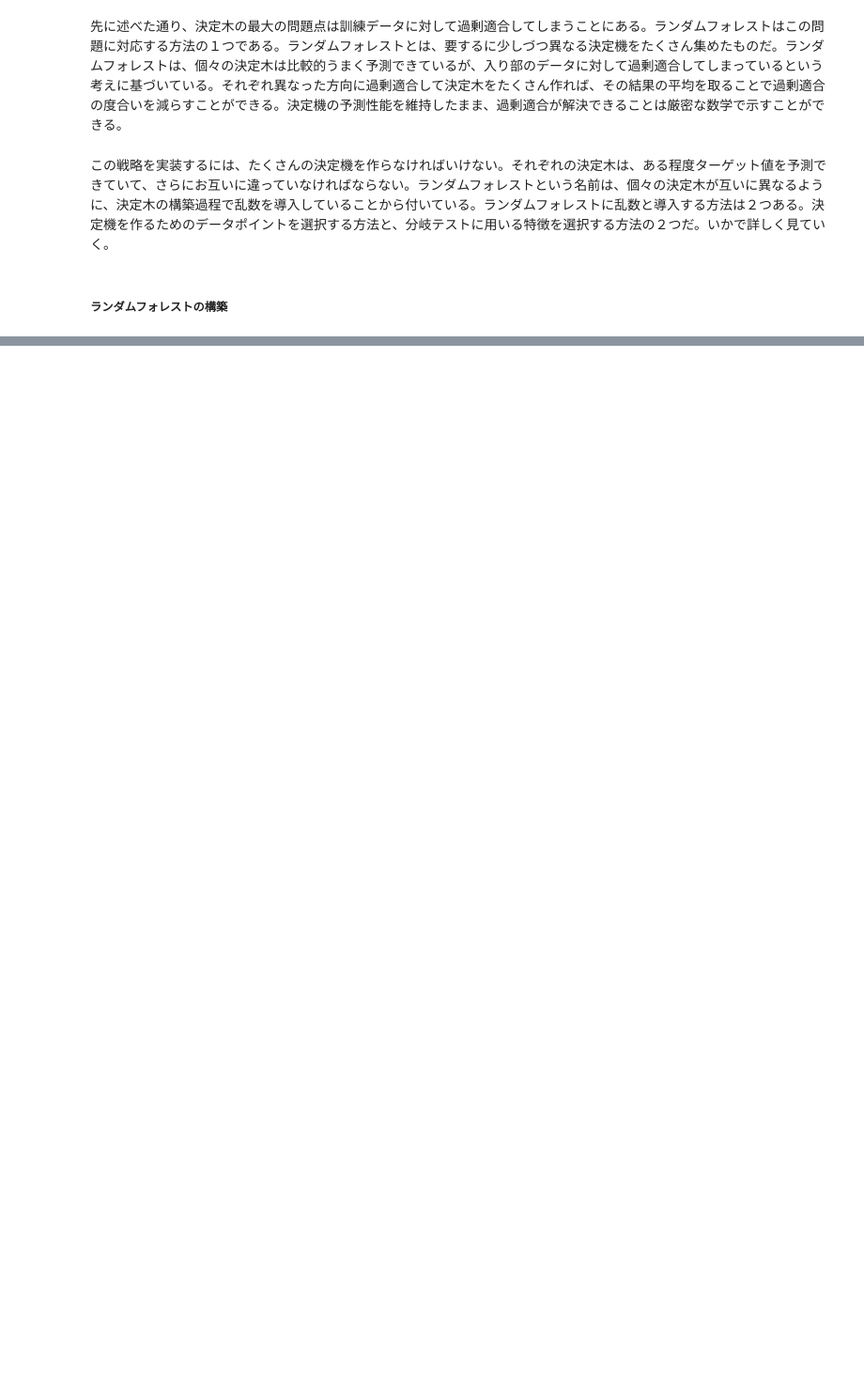
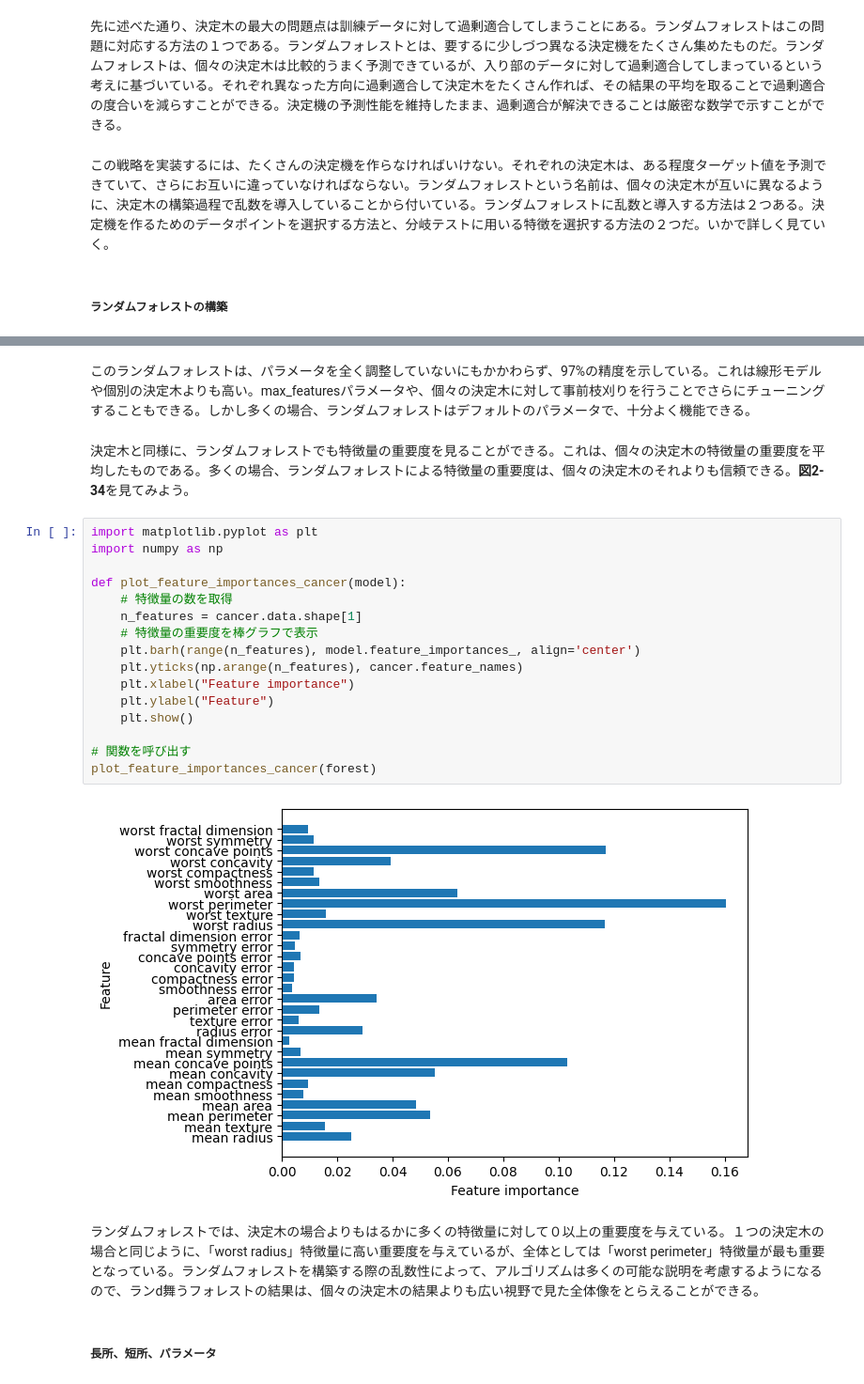
Before and after one commit to SeijiFukuhara/Introduction_to_Machine_Learning_with_Python_O-REILLY, a Jupyter notebook: notebooks/2_3_6__1_ランダムフォレスト.ipynb, the cells around one changed output, grey strips where cells are left out. Shown at 94% size. Saved outputs shown, nothing was run; the diff lists cells and outputs as text; blank space fills up the shorter version.

```diff
--- a/notebooks/2_3_6__1_ランダムフォレスト.ipynb
+++ b/notebooks/2_3_6__1_ランダムフォレスト.ipynb
@@ -8,0 +84,26 @@
+# %% [markdown]
+このランダムフォレストは、パラメータを全く調整していないにもかかわらず、97%の精度を示している。これは線形モデルや個別の決定木よりも高い。max_featuresパラメータや、個々の決定木に対して事前枝刈りを行うことでさらにチューニングすることもできる。しかし多くの場合、ランダムフォレストはデフォルトのパラメータで、十分よく機能できる。
+# %% [markdown]
+決定木と同様に、ランダムフォレストでも特徴量の重要度を見ることができる。これは、個々の決定木の特徴量の重要度を平均したものである。多くの場合、ランダムフォレストによる特徴量の重要度は、個々の決定木のそれよりも信頼できる。**図2-34**を見てみよう。
+# %%
+import matplotlib.pyplot as plt
+import numpy as np
+
+def plot_feature_importances_cancer(model):
+    # 特徴量の数を取得
+    n_features = cancer.data.shape[1]
+    # 特徴量の重要度を棒グラフで表示
+    plt.barh(range(n_features), model.feature_importances_, align='center')
+    plt.yticks(np.arange(n_features), cancer.feature_names)
+    plt.xlabel("Feature importance")
+    plt.ylabel("Feature")
+    plt.show()
+
+# 関数を呼び出す
+plot_feature_importances_cancer(forest)
+# %% [output]
+[figure, added]
+# %% [markdown]
+ランダムフォレストでは、決定木の場合よりもはるかに多くの特徴量に対して０以上の重要度を与えている。１つの決定木の場合と同じように、「worst radius」特徴量に高い重要度を与えているが、全体としては「worst perimeter」特徴量が最も重要となっている。ランダムフォレストを構築する際の乱数性によって、アルゴリズムは多くの可能な説明を考慮するようになるので、ランd舞うフォレストの結果は、個々の決定木の結果よりも広い視野で見た全体像をとらえることができる。
+# %% [markdown]
+##### 長所、短所、パラメータ
```
Also changed, not shown: parts of 23 cells of this notebook, 1 other file.
